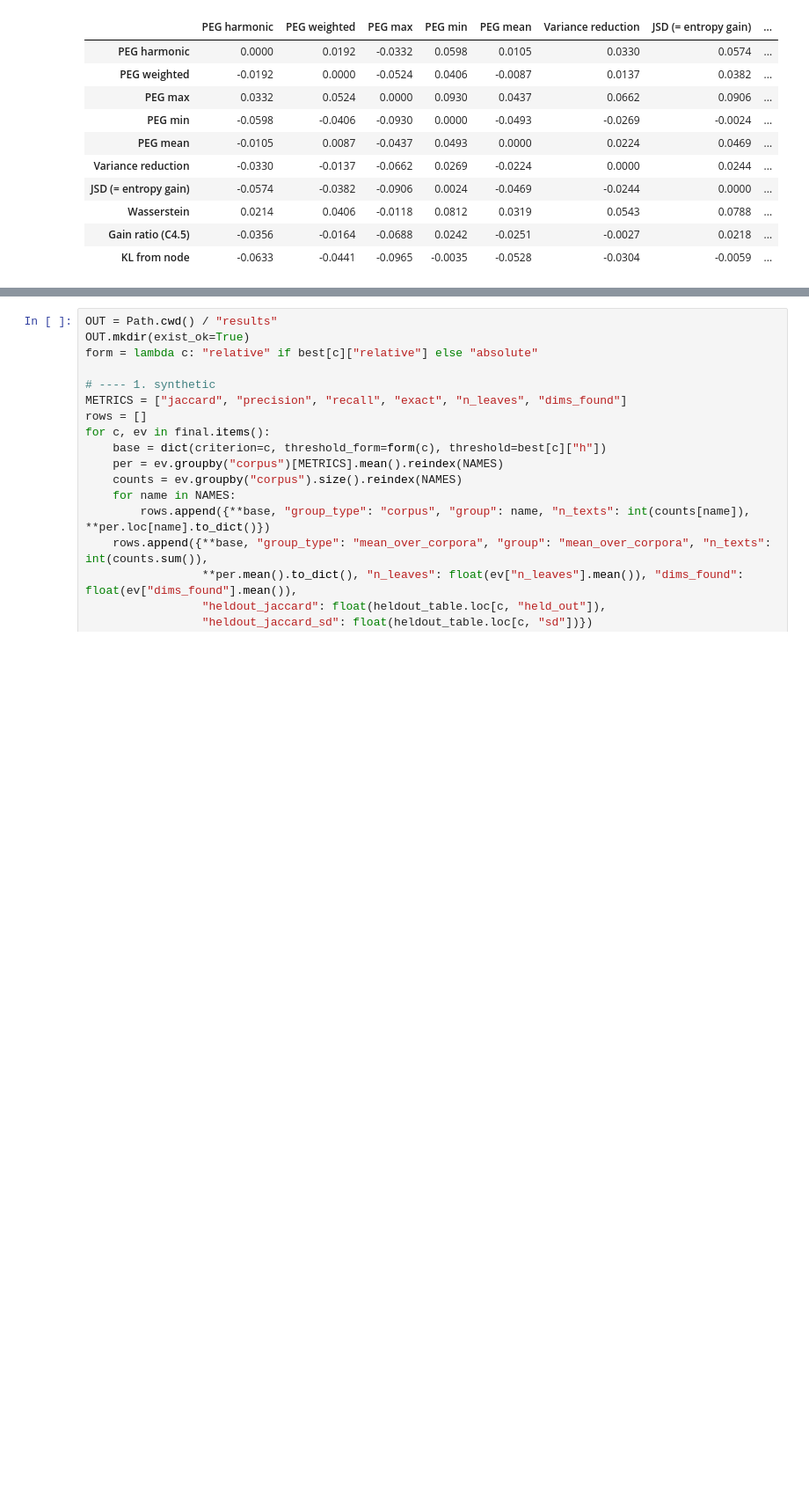
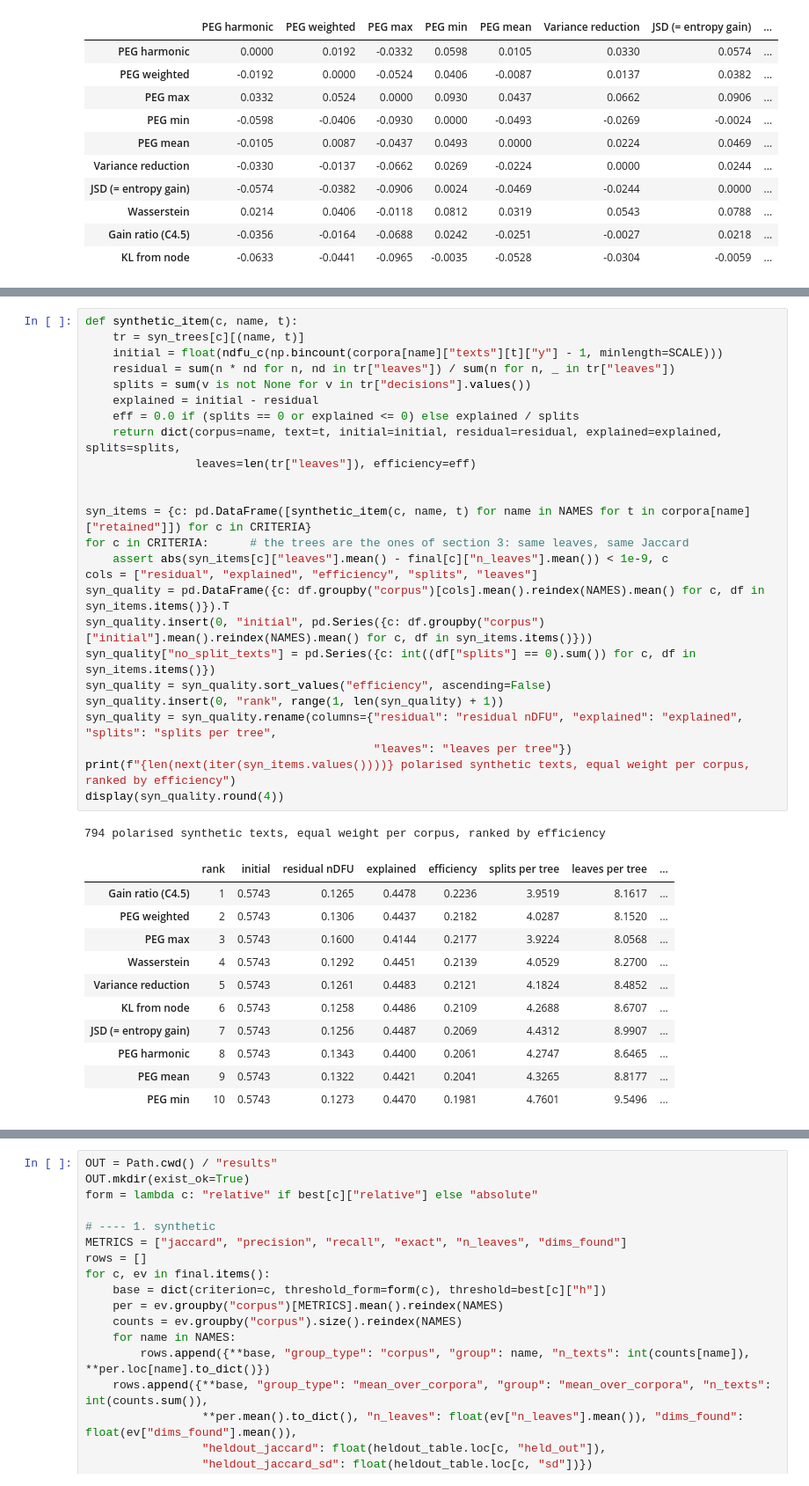
Before and after one commit to Swkratis210204/polartox, a Jupyter notebook: criteria_comparison/criteria_comparison.ipynb, the cells around one changed output, grey strips where cells are left out. Shown at 88% size. Drawn from its saved outputs; the diff is of its cells as text; blank space fills up the shorter version.

```diff
--- a/criteria_comparison/criteria_comparison.ipynb
+++ b/criteria_comparison/criteria_comparison.ipynb
@@ -1011 +1112,39 @@ Effect sizes: mean difference in residual nDFU, row minus column (positive = the
+# %%
+def synthetic_item(c, name, t):
+    tr = syn_trees[c][(name, t)]
+    initial = float(ndfu_c(np.bincount(corpora[name]["texts"][t]["y"] - 1, minlength=SCALE)))
+    residual = sum(n * nd for n, nd in tr["leaves"]) / sum(n for n, _ in tr["leaves"])
+    splits = sum(v is not None for v in tr["decisions"].values())
+    explained = initial - residual
+    eff = 0.0 if (splits == 0 or explained <= 0) else explained / splits
+    return dict(corpus=name, text=t, initial=initial, residual=residual, explained=explained, splits=splits,
+                leaves=len(tr["leaves"]), efficiency=eff)
+
+
+syn_items = {c: pd.DataFrame([synthetic_item(c, name, t) for name in NAMES for t in corpora[name]["retained"]]) for c in CRITERIA}
+for c in CRITERIA:      # the trees are the ones of section 3: same leaves, same Jaccard
+    assert abs(syn_items[c]["leaves"].mean() - final[c]["n_leaves"].mean()) < 1e-9, c
+cols = ["residual", "explained", "efficiency", "splits", "leaves"]
+syn_quality = pd.DataFrame({c: df.groupby("corpus")[cols].mean().reindex(NAMES).mean() for c, df in syn_items.items()}).T
+syn_quality.insert(0, "initial", pd.Series({c: df.groupby("corpus")["initial"].mean().reindex(NAMES).mean() for c, df in syn_items.items()}))
+syn_quality["no_split_texts"] = pd.Series({c: int((df["splits"] == 0).sum()) for c, df in syn_items.items()})
+syn_quality = syn_quality.sort_values("efficiency", ascending=False)
+syn_quality.insert(0, "rank", range(1, len(syn_quality) + 1))
+syn_quality = syn_quality.rename(columns={"residual": "residual nDFU", "explained": "explained", "splits": "splits per tree",
+                                          "leaves": "leaves per tree"})
+print(f"{len(next(iter(syn_items.values())))} polarised synthetic texts, equal weight per corpus, ranked by efficiency")
+display(syn_quality.round(4))
+# %% [output]
+794 polarised synthetic texts, equal weight per corpus, ranked by efficiency
+|  | rank | initial | residual nDFU | explained | efficiency | splits per tree | leaves per tree | ... |
+| Gain ratio (C4.5) | 1 | 0.5743 | 0.1265 | 0.4478 | 0.2236 | 3.9519 | 8.1617 | ... |
+| PEG weighted | 2 | 0.5743 | 0.1306 | 0.4437 | 0.2182 | 4.0287 | 8.1520 | ... |
+| PEG max | 3 | 0.5743 | 0.1600 | 0.4144 | 0.2177 | 3.9224 | 8.0568 | ... |
+| Wasserstein | 4 | 0.5743 | 0.1292 | 0.4451 | 0.2139 | 4.0529 | 8.2700 | ... |
+| Variance reduction | 5 | 0.5743 | 0.1261 | 0.4483 | 0.2121 | 4.1824 | 8.4852 | ... |
+| KL from node | 6 | 0.5743 | 0.1258 | 0.4486 | 0.2109 | 4.2688 | 8.6707 | ... |
+| JSD (= entropy gain) | 7 | 0.5743 | 0.1256 | 0.4487 | 0.2069 | 4.4312 | 8.9907 | ... |
+| PEG harmonic | 8 | 0.5743 | 0.1343 | 0.4400 | 0.2061 | 4.2747 | 8.6465 | ... |
+| PEG mean | 9 | 0.5743 | 0.1322 | 0.4421 | 0.2041 | 4.3265 | 8.8177 | ... |
+| PEG min | 10 | 0.5743 | 0.1273 | 0.4470 | 0.1981 | 4.7601 | 9.5496 | ... |
 # %% [markdown]
```
Also changed, not shown: parts of 8 cells of this notebook.
